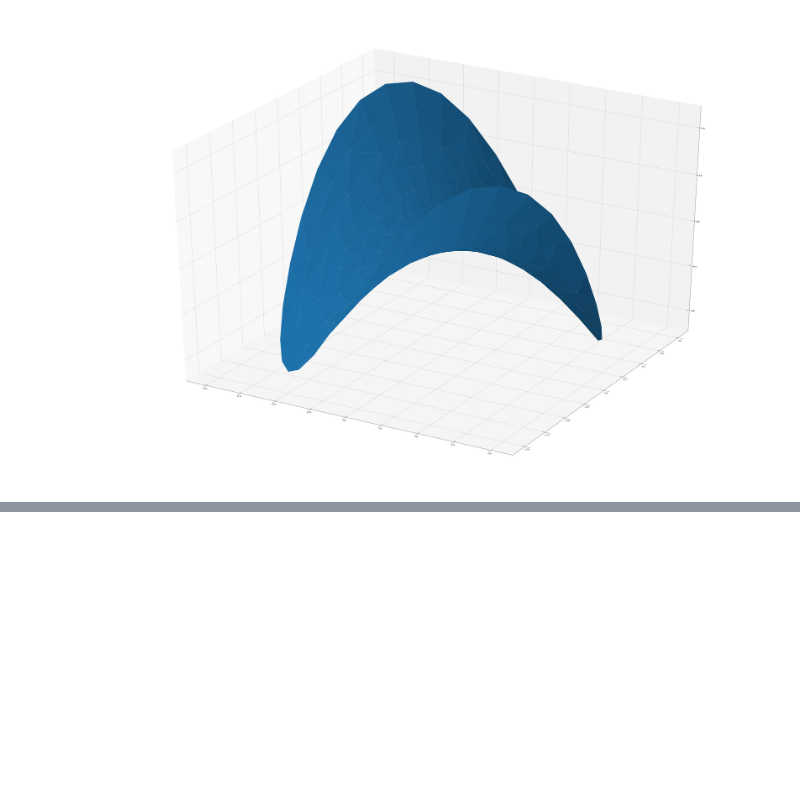
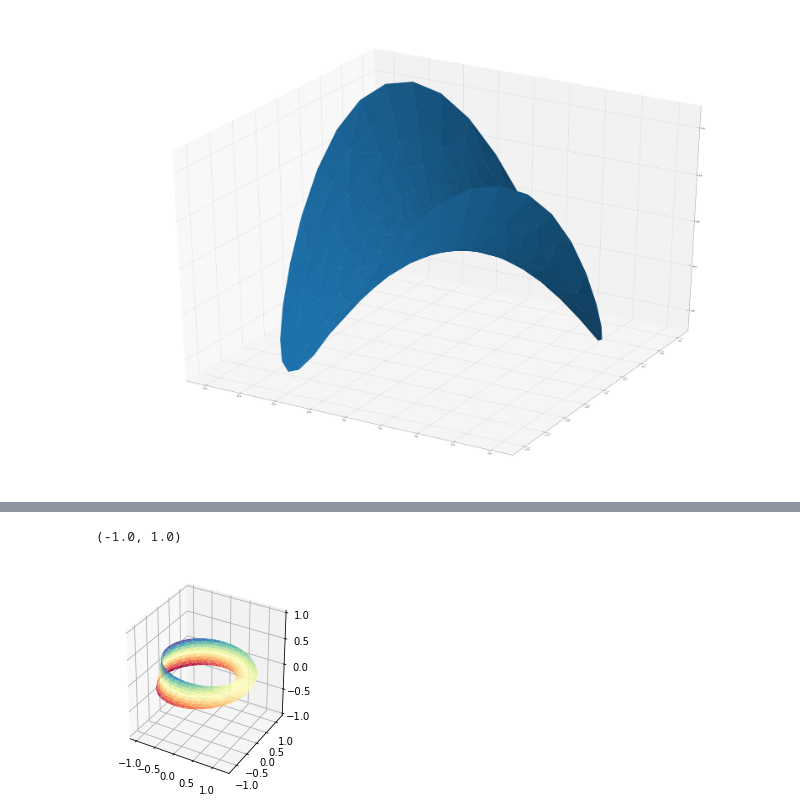
Before and after one commit to mangxiao2018/Matplotlib-Samples, a Jupyter notebook: The-mplot3d-Toolkit.ipynb, the cells around one changed output, grey strips where cells are left out. Cells and saved outputs as stored; diff of their text form; code cells hidden in the pictures; blank space fills up the shorter version.

```diff
--- a/The-mplot3d-Toolkit.ipynb
+++ b/The-mplot3d-Toolkit.ipynb
@@ -25,0 +58,24 @@ plt.show()
+# %%
+
+u = np.linspace(0, 2.0 * np.pi, endpoint=True, num=50)
+v = np.linspace(-0.5, 0.5, endpoint=True, num=10)
+u, v = np.meshgrid(u, v)
+u, v = u.flatten(), v.flatten()
+
+# This is the Mobius mapping, taking a u, v pair and returning an x, y, z
+# triple
+x = (1 + 0.5 * v * np.cos(u / 2.0)) * np.cos(u)
+y = (1 + 0.5 * v * np.cos(u / 2.0)) * np.sin(u)
+z = 0.5 * v * np.sin(u / 2.0)
+
+# Triangulate parameter space to determine the triangles
+tri = mtri.Triangulation(u, v)
+
+# Plot the surface.  The triangles in parameter space determine which x, y, z
+# points are connected by an edge.
+ax = fig.add_subplot(1, 2, 1, projection='3d')
+ax.plot_trisurf(x, y, z, triangles=tri.triangles, cmap=plt.cm.Spectral)
+ax.set_zlim(-1, 1)
+# %% [output]
+(-1.0, 1.0)
+[figure, added]
```
Also changed, not shown: parts of 2 cells of this notebook.
